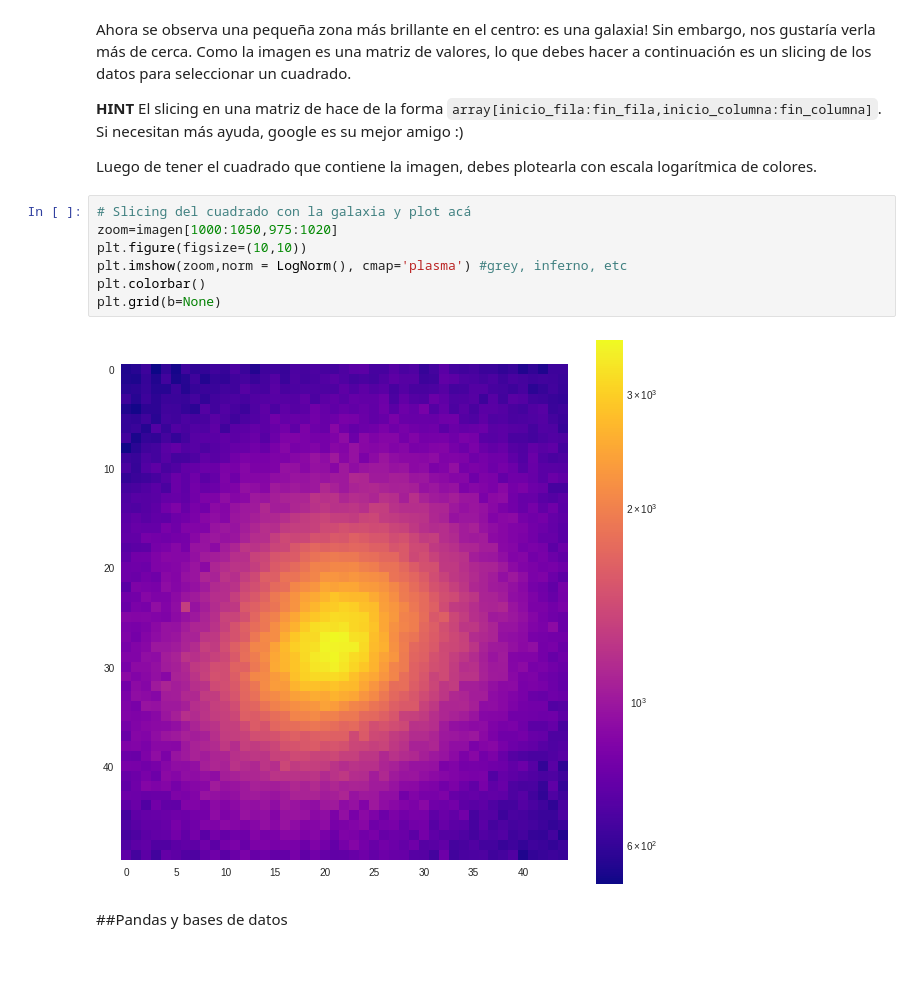
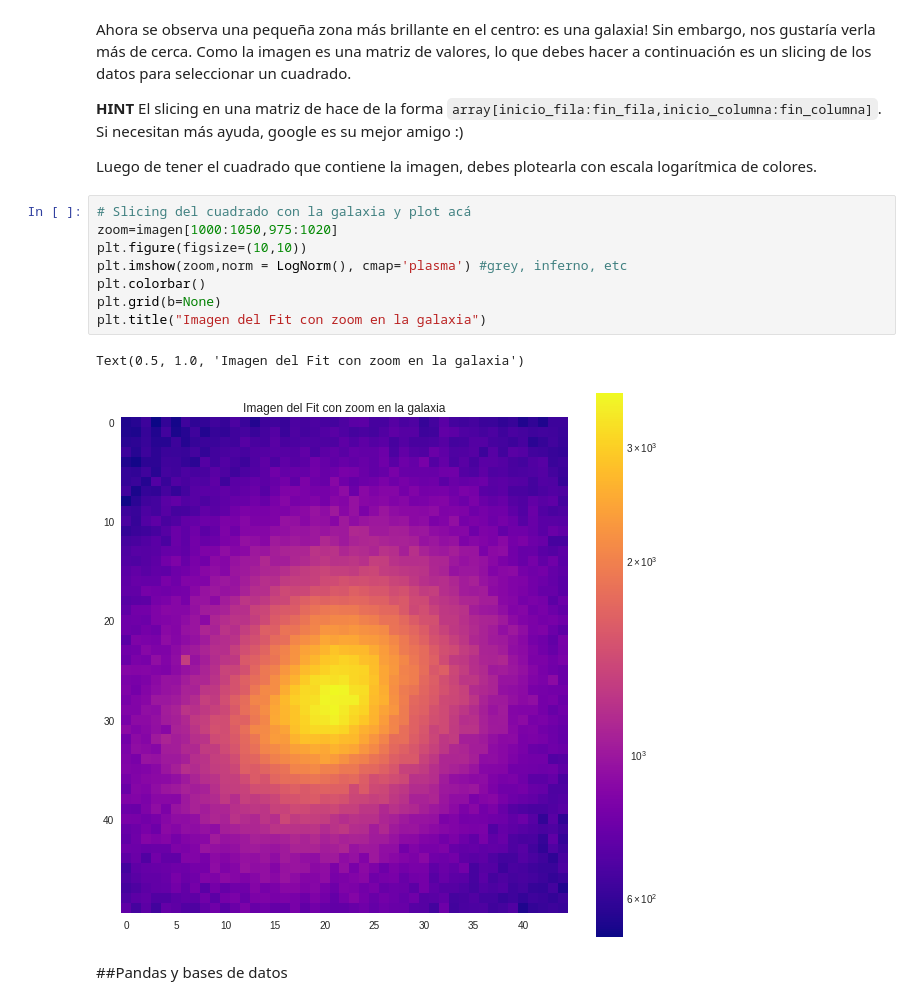
Before and after one commit to scarlett-plaza/minitarea3, a Jupyter notebook: minitarea3.ipynb, the cells around one changed output. Cells and saved outputs as stored; diff of their text form; blank space fills up the shorter version.

```diff
--- a/minitarea3.ipynb
+++ b/minitarea3.ipynb
@@ -146,12 +149,14 @@ Luego de tener el cuadrado que contiene la imagen, debes plotearla con escala lo
 # %%
 # Slicing del cuadrado con la galaxia y plot acá
 zoom=imagen[1000:1050,975:1020]
 plt.figure(figsize=(10,10))
 plt.imshow(zoom,norm = LogNorm(), cmap='plasma') #grey, inferno, etc
 plt.colorbar()
 plt.grid(b=None)
+plt.title("Imagen del Fit con zoom en la galaxia")
 # %% [output]
+Text(0.5, 1.0, 'Imagen del Fit con zoom en la galaxia')
-[figure, old version]
+[figure, new version]
 # %% [markdown]
 ##Pandas y bases de datos
 # %% [markdown]
```
Also changed, not shown: parts of 2 cells of this notebook.
